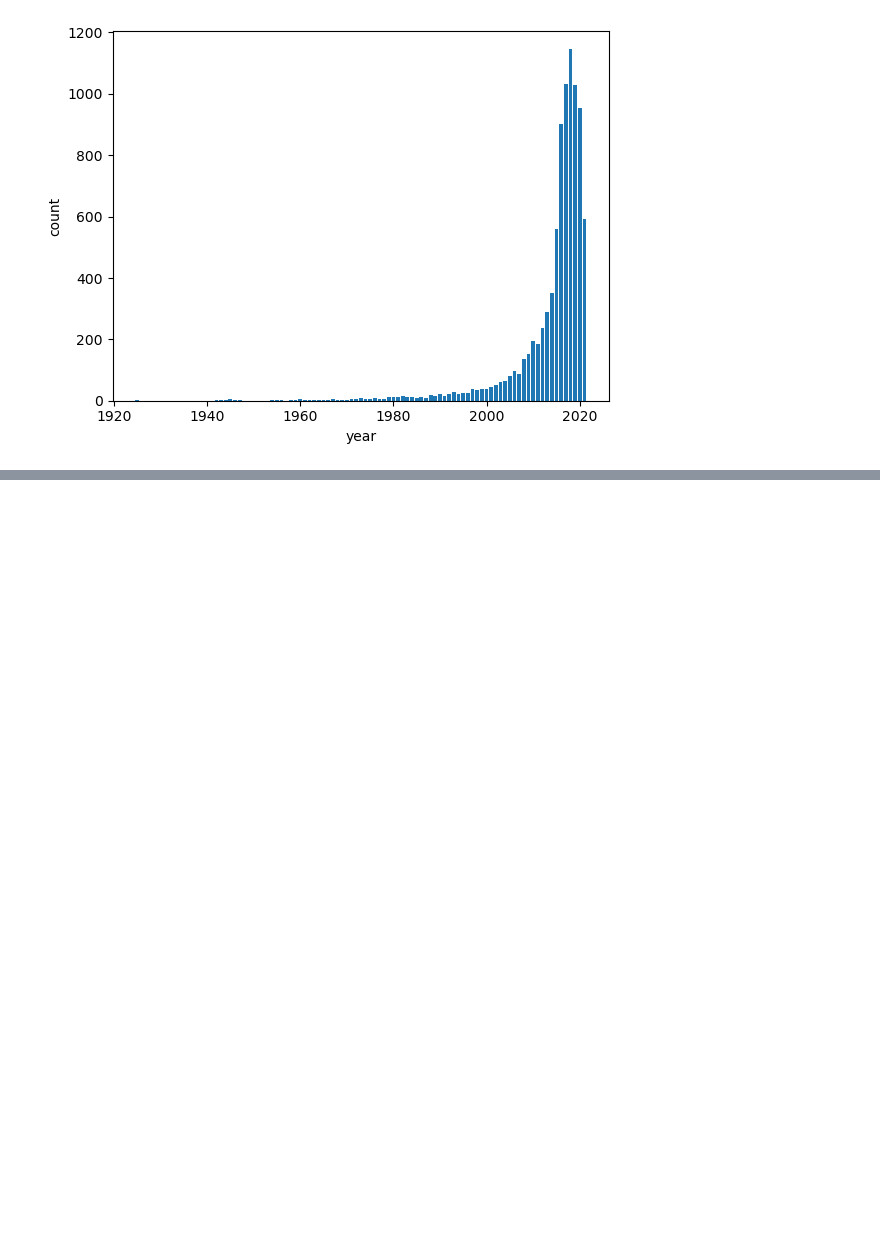
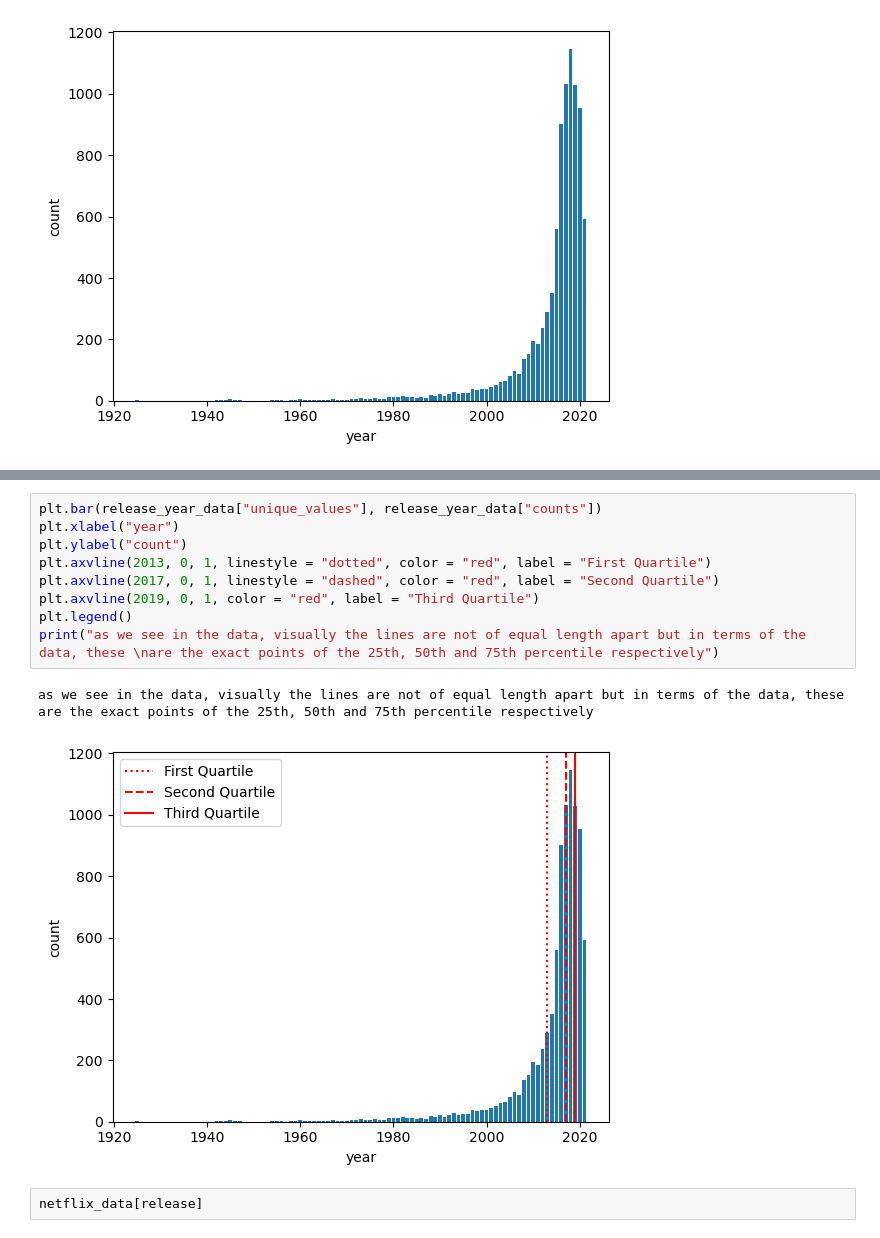
Before and after one commit to andrewkim1234/Netflix-Dataset-Project, a Jupyter notebook: Python Netflix Dataset.ipynb, the cells around one changed output, grey strips where cells are left out. Saved outputs shown, nothing was run; the diff lists cells and outputs as text; blank space fills up the shorter version.

```diff
--- a/Python Netflix Dataset.ipynb
+++ b/Python Netflix Dataset.ipynb
@@ -189,0 +204,15 @@ plt.legend(bbox_to_anchor = (1,1))
+# %%
+plt.bar(release_year_data["unique_values"], release_year_data["counts"])
+plt.xlabel("year")
+plt.ylabel("count")
+plt.axvline(2013, 0, 1, linestyle = "dotted", color = "red", label = "First Quartile")
+plt.axvline(2017, 0, 1, linestyle = "dashed", color = "red", label = "Second Quartile")
+plt.axvline(2019, 0, 1, color = "red", label = "Third Quartile")
+plt.legend()
+print("as we see in the data, visually the lines are not of equal length apart but in terms of the data, these \nare the exact points of the 25th, 50th and 75th percentile respectively")
+# %% [output]
+as we see in the data, visually the lines are not of equal length apart but in terms of the data, these
+are the exact points of the 25th, 50th and 75th percentile respectively
+[figure, added]
+# %%
+netflix_data[release]
```
Also changed, not shown: parts of 4 cells of this notebook.
